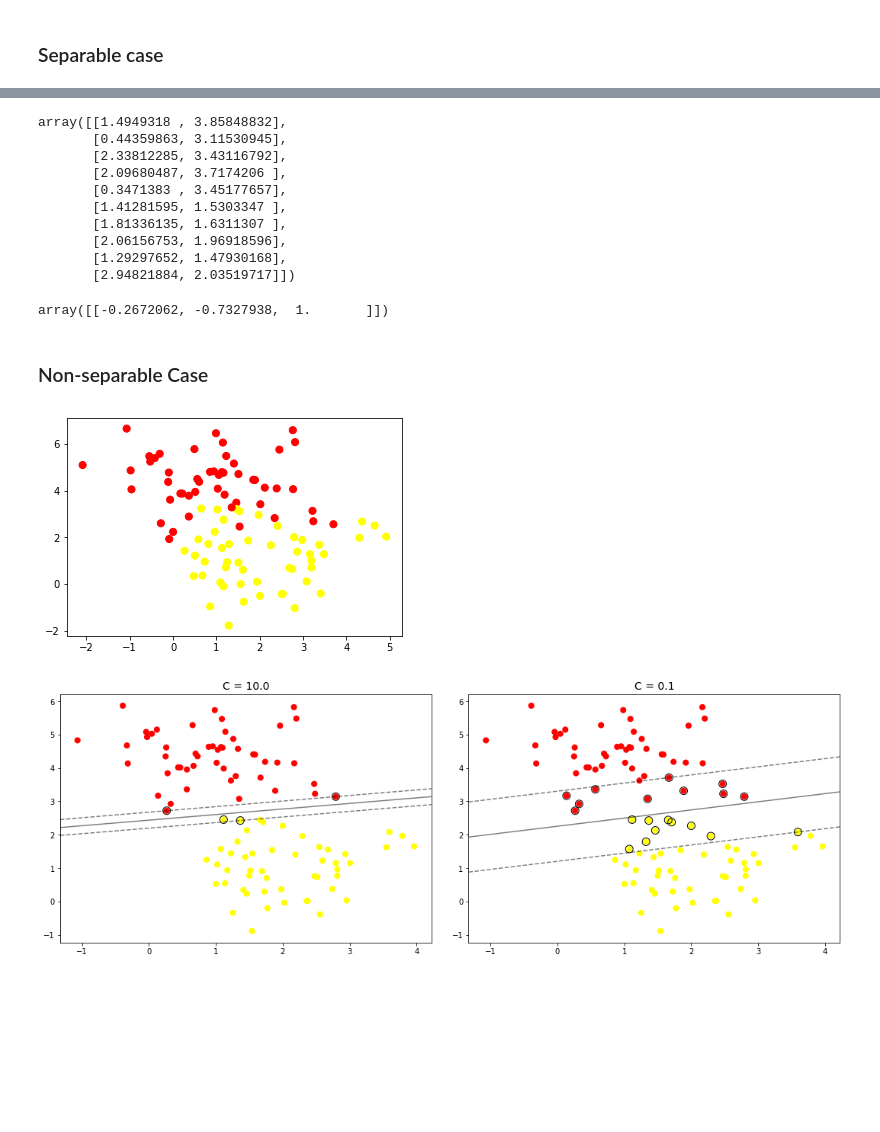
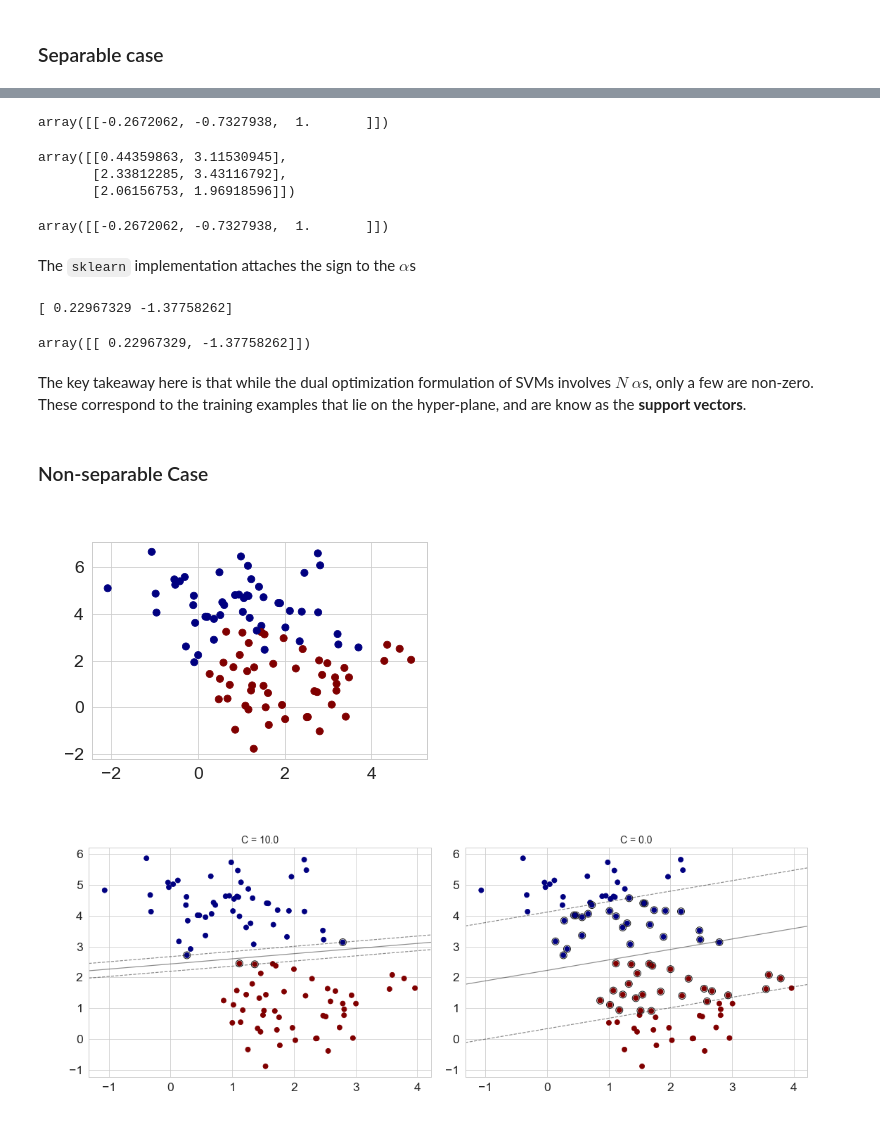
Before and after one commit to ubdsgroup/mlcourse-ub-notebooks, a Jupyter notebook: notebooks/SupportVectorMachines.ipynb, the cells around one changed output, grey strips where cells are left out. Drawn from its saved outputs; the diff is of its cells as text; code cells hidden in the pictures; blank space fills up the shorter version.

```diff
--- a/notebooks/SupportVectorMachines.ipynb
+++ b/notebooks/SupportVectorMachines.ipynb
@@ -7 +7,7 @@ from sklearn.datasets import make_blobs
 %matplotlib inline
+# %%
+import seaborn as sns
+sns.set(color_codes=True)
+sns.set_style('whitegrid')
+sns.set_context('paper',font_scale=2)
+%config InlineBackend.print_figure_kwargs = {'bbox_inches':None}
@@ -12,5 +158,6 @@ from sklearn.datasets import make_blobs
 from sklearn.datasets.samples_generator import make_blobs
 X, y = make_blobs(n_samples=50, centers=2,
                   random_state=0, cluster_std=0.60)
-plt.scatter(X[:, 0], X[:, 1], c=y, s=50, cmap='autumn');
+y[y==0] = -1
+plt.scatter(X[:, 0], X[:, 1], c=y, s=50, cmap='jet');
 # %% [output]
@@ -41,9 +165,9 @@ plt.xlim(-1, 3.5);
 # %%
 # fit the model
-clf = svm.SVC(kernel='linear', C=0.1)
+clf = svm.SVC(kernel='linear', C=10)
 clf.fit(X, y)
 
-plt.scatter(X[:, 0], X[:, 1], c=y, s=30, cmap='autumn')
+plt.scatter(X[:, 0], X[:, 1], c=y, s=30, cmap='jet')
 
 # plot the decision function
 ax = plt.gca()
@@ -69,55 +193,66 @@ plt.show()
+# %%
+clf.dual_coef_
+# %% [output]
+array([[-0.2672062, -0.7327938,  1.       ]])
 # %%
 clf.support_vectors_
 # %% [output]
-array([[1.4949318 , 3.85848832],
-       [0.44359863, 3.11530945],
+array([[0.44359863, 3.11530945],
        [2.33812285, 3.43116792],
-       [2.09680487, 3.7174206 ],
-       [0.3471383 , 3.45177657],
-       [1.41281595, 1.5303347 ],
-       [1.81336135, 1.6311307 ],
-       [2.06156753, 1.96918596],
-       [1.29297652, 1.47930168],
-       [2.94821884, 2.03519717]])
+       [2.06156753, 1.96918596]])
 # %%
 clf.dual_coef_
 # %% [output]
 array([[-0.2672062, -0.7327938,  1.       ]])
+# %% [markdown]
+The `sklearn` implementation attaches the sign to the $\alpha$s
+# %%
+# calculating w
+w = np.sum(clf.dual_coef_.T*clf.support_vectors_,axis=0)
+print(w)
+# %% [output]
+[ 0.22967329 -1.37758262]
+# %%
+clf.coef_
+# %% [output]
+array([[ 0.22967329, -1.37758262]])
+# %% [markdown]
+The key takeaway here is that while the dual optimization formulation of SVMs involves $N$ $\alpha$s, only a few are non-zero. These correspond to the training examples that lie on the hyper-plane, and are know as the **support vectors**.
 # %% [markdown]
 ### Non-separable Case
 # %%
 X, y = make_blobs(n_samples=100, centers=2,
                   random_state=0, cluster_std=1.2)
-plt.scatter(X[:, 0], X[:, 1], c=y, s=50, cmap='autumn');
+plt.scatter(X[:, 0], X[:, 1], c=y, s=50, cmap='jet');
 # %% [output]
-[figure, old version]
+[figure, new version]
 # %%
 X, y = make_blobs(n_samples=100, centers=2,
                   random_state=0, cluster_std=0.8)
 
 fig, ax = plt.subplots(1, 2, figsize=(16, 6))
 fig.subplots_adjust(left=0.0625, right=0.95, wspace=0.1)
 
-for axi, C in zip(ax, [10.0, 0.1]):
+for axi, C in zip(ax, [10.0, 0.01]):
     clf = svm.SVC(kernel='linear', C=C)
     clf.fit(X, y)
-    axi.scatter(X[:, 0], X[:, 1], c=y, s=50, cmap='autumn')
+    axi.scatter(X[:, 0], X[:, 1], c=y, s=50, cmap='jet')
     xlim = axi.get_xlim()
     ylim = axi.get_ylim()
 
     # create grid to evaluate model
     xx = np.linspace(xlim[0], xlim[1], 30)
     yy = np.linspace(ylim[0], ylim[1], 30)
     YY, XX = np.meshgrid(yy, xx)
     xy = np.vstack([XX.ravel(), YY.ravel()]).T
     Z = clf.decision_function(xy).reshape(XX.shape)
 
     # plot decision boundary and margins
     axi.contour(XX, YY, Z, colors='k', levels=[-1, 0, 1], alpha=0.5,
                linestyles=['--', '-', '--'])
     # plot support vectors
     axi.scatter(clf.support_vectors_[:, 0], clf.support_vectors_[:, 1], s=100,
                linewidth=1, facecolors='none', edgecolors='k')
     axi.set_title('C = {0:.1f}'.format(C), size=14)
 # %% [output]
-[figure, old version]
+[figure, new version]
```
Also changed, not shown: parts of 26 cells of this notebook.
